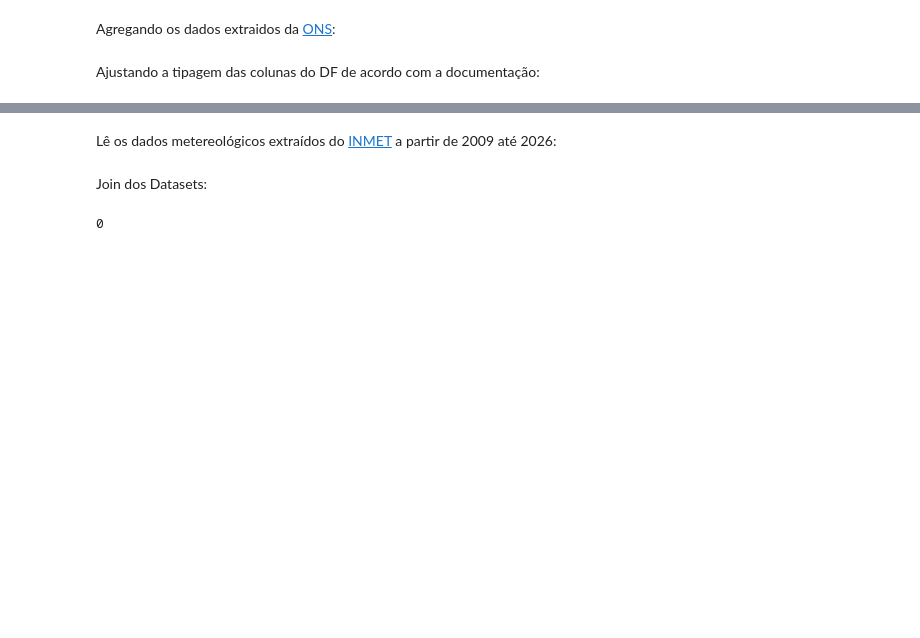
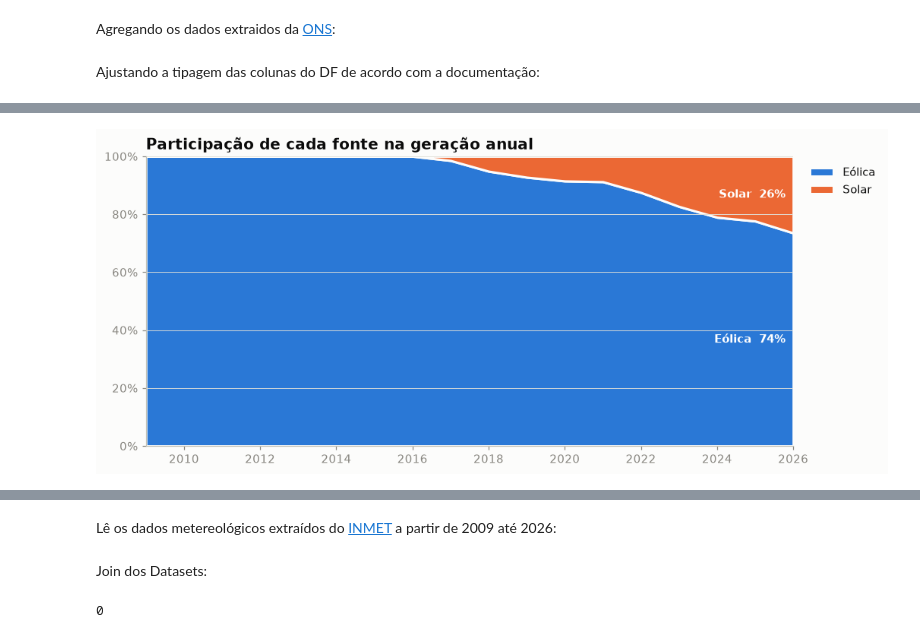
Before and after one commit to batichotti/wind-solar-capacity-predictor, a Jupyter notebook: notebook_tabpfn.ipynb, the cells around one changed output, grey strips where cells are left out. Cells and saved outputs as stored; diff of their text form; code cells hidden in the pictures; blank space fills up the shorter version.

```diff
--- a/notebook_tabpfn.ipynb
+++ b/notebook_tabpfn.ipynb
@@ -73,0 +153,27 @@ ano_alvo = 2016
+# %%
+share = (q1.pivot(index="ano", columns="nom_tipousina", values="prop_anual")
+           .fillna(0).sort_index() * 100)
+
+fig, ax = plt.subplots(figsize=(10, 4.5))
+ax.stackplot(share.index, share.T.values, labels=share.columns,
+             colors=[cor_fonte(c) for c in share.columns],
+             edgecolor=SUPERFICIE, linewidth=2)
+
+# Rótulo direto no último ano, dentro de cada faixa
+base = 0
+for fonte, v in share.iloc[-1].items():
+    if v >= 5:
+        ax.text(share.index[-1] - 0.2, base + v / 2, f"{fonte}  {v:.0f}%",
+                ha="right", va="center", color="white", fontweight="bold")
+    base += v
+
+ax.set_title("Participação de cada fonte na geração anual")
+ax.set_ylim(0, 100)
+ax.set_xlim(share.index.min(), share.index.max())
+ax.yaxis.set_major_formatter(mticker.PercentFormatter())
+ax.xaxis.set_major_locator(mticker.MaxNLocator(integer=True))
+ax.grid(axis="x", visible=False)
+ax.legend(loc="upper left", bbox_to_anchor=(1.01, 1))
+plt.show()
+# %% [output]
+[figure, added]
```
Also changed, not shown: parts of 31 cells of this notebook, 1 other file.
